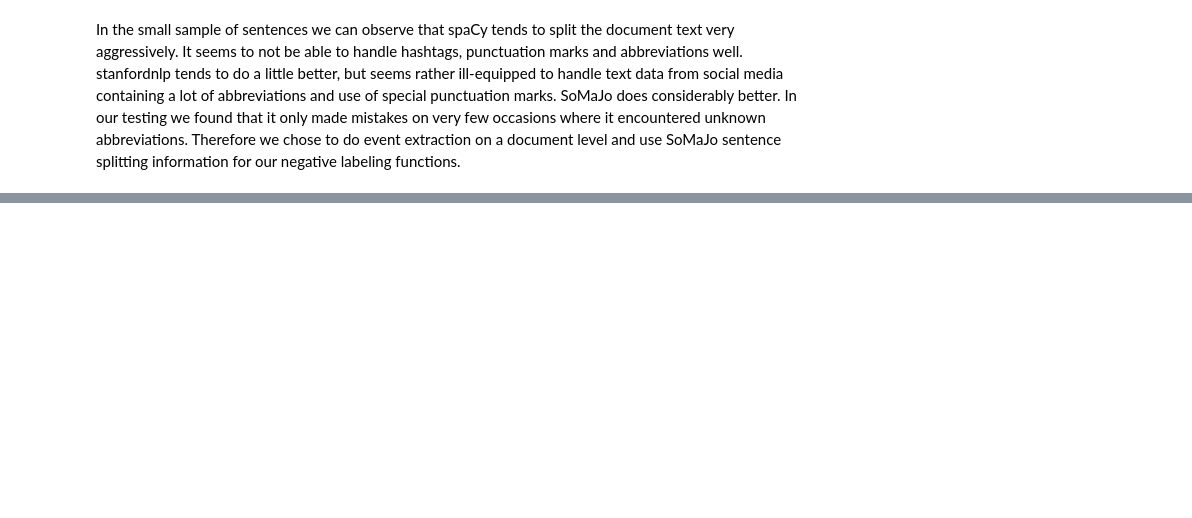
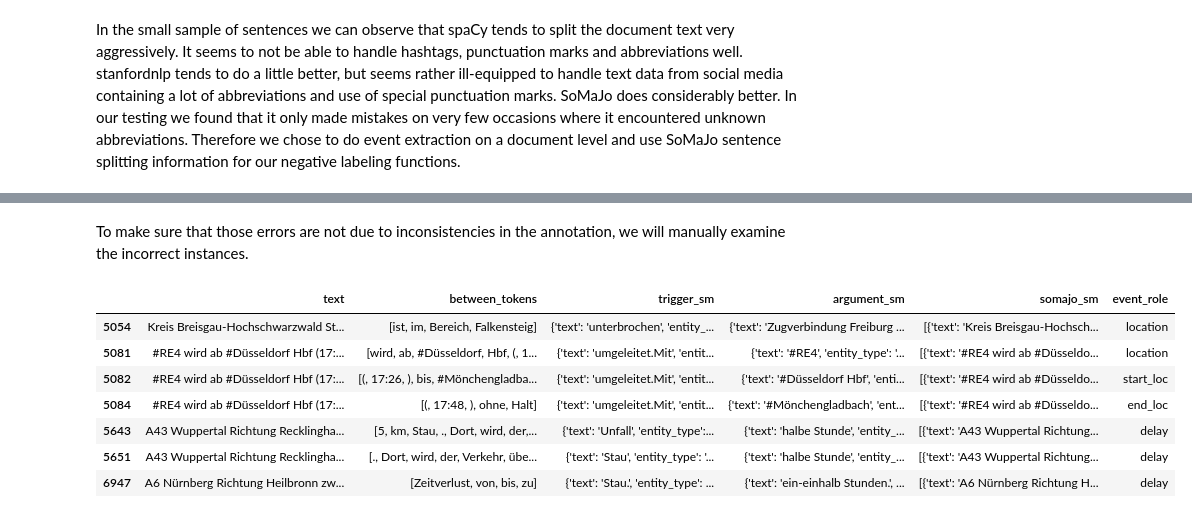
Before and after one commit to DFKI-NLP/wsee, a Jupyter notebook: notebooks/ssplit_experiments.ipynb, the cells around one changed output, grey strips where cells are left out. Saved outputs shown, nothing was run; the diff lists cells and outputs as text; code cells hidden in the pictures; blank space fills up the shorter version.

Commit message:
Add trigger and sentence splitting experiments

```diff
--- a/notebooks/ssplit_experiments.ipynb
+++ b/notebooks/ssplit_experiments.ipynb
@@ -128,7 +224,59 @@ While `lf_somajo_separate_sentenc` identifies less correct `no_arg` instances, i
+# %% [markdown]
+To make sure that those errors are not due to inconsistencies in the annotation, we will manually examine the incorrect instances.
+# %%
+from wsee.preprocessors import preprocessors
+
+def get_simple_trigger(doc):
+    trigger = doc.trigger
+    simple_trigger = {
+        'text': trigger['text'],
+        'entity_type': trigger['entity_type'],
+        'char_start': trigger['char_start'],
+        'char_end': trigger['char_end']
+    }
+    return simple_trigger
+
+def get_simple_argument(doc):
+    argument = doc['argument']
+    simple_argument = {
+        'text': argument['text'],
+        'entity_type': argument['entity_type'],
+        'char_start': argument['char_start'],
+        'char_end': argument['char_end']
+    }
+    return simple_argument
+
+def get_simple_somajo_sentences(doc):
+    sentences = doc.somajo_doc['sentences']
+    return [{'text': doc.text[sentence['char_start']:sentence['char_end']], 'char_start': sentence['char_start'], 'char_end': sentence['char_end']} for sentence in sentences]
+
+def get_simple_stanford_sentences(doc):
+    sentences = doc.sentence_spans
+    return [{'text': doc.text[sentence['char_start']:sentence['char_end']], 'char_start': sentence['char_start'], 'char_end': sentence['char_end']} for sentence in sentences]
+
+def add_simple_columns(df):
+    df['trigger_sm'] = df.apply(lambda doc: get_simple_trigger(doc), axis=1)
+    df['argument_sm'] = df.apply(lambda doc: get_simple_argument(doc), axis=1)
+    df['somajo_sm'] = df.apply(lambda doc: get_simple_somajo_sentences(doc), axis=1)
+    df['stanford_sm'] = df.apply(lambda doc: get_simple_stanford_sentences(doc), axis=1)
+    df['between_tokens'] = df.apply(lambda doc: preprocessors.get_between_tokens(doc), axis=1)
+    return df
 # %%
 from wsee.labeling import error_analysis
+from wsee import ROLE_LABELS
 pd.set_option('display.max_colwidth', None)
 labeled_sd4m_roles = df_sd_train.copy()
 labeled_sd4m_roles['label'] = Y_sd_train
+labeled_sd4m_roles['event_role'] = [ROLE_LABELS[label_idx] for label_idx in Y_sd_train]
+labeled_sd4m_roles = add_simple_columns(labeled_sd4m_roles)
 # %%
-error_analysis.sample_fp(labeled_df=labeled_sd4m_roles, lf_outputs=L_sd_train, lf_index=0, label_of_interest=10, sample_size=1)[['text', 'trigger', 'argument', 'somajo_doc', 'label']]
+error_analysis.get_false_positives(labeled_df=labeled_sd4m_roles, lf_outputs=L_sd_train, lf_index=0, label_of_interest=10)[['text', 'between_tokens', 'trigger_sm', 'argument_sm', 'somajo_sm', 'event_role']]
+# %% [output]
+|  | text | between_tokens | trigger_sm | argument_sm | somajo_sm | event_role |
+| 5054 | Kreis Breisgau-Hochschwarzwald St... | [ist, im, Bereich, Falkensteig] | {'text': 'unterbrochen', 'entity_... | {'text': 'Zugverbindung Freiburg ... | [{'text': 'Kreis Breisgau-Hochsch... | location |
+| 5081 | #RE4 wird ab #Düsseldorf Hbf (17:... | [wird, ab, #Düsseldorf, Hbf, (, 1... | {'text': 'umgeleitet.Mit', 'entit... | {'text': '#RE4', 'entity_type': '... | [{'text': '#RE4 wird ab #Düsseldo... | location |
+| 5082 | #RE4 wird ab #Düsseldorf Hbf (17:... | [(, 17:26, ), bis, #Mönchengladba... | {'text': 'umgeleitet.Mit', 'entit... | {'text': '#Düsseldorf Hbf', 'enti... | [{'text': '#RE4 wird ab #Düsseldo... | start_loc |
+| 5084 | #RE4 wird ab #Düsseldorf Hbf (17:... | [(, 17:48, ), ohne, Halt] | {'text': 'umgeleitet.Mit', 'entit... | {'text': '#Mönchengladbach', 'ent... | [{'text': '#RE4 wird ab #Düsseldo... | end_loc |
+| 5643 | A43 Wuppertal Richtung Recklingha... | [5, km, Stau, ., Dort, wird, der,... | {'text': 'Unfall', 'entity_type':... | {'text': 'halbe Stunde', 'entity_... | [{'text': 'A43 Wuppertal Richtung... | delay |
+| 5651 | A43 Wuppertal Richtung Recklingha... | [., Dort, wird, der, Verkehr, übe... | {'text': 'Stau', 'entity_type': '... | {'text': 'halbe Stunde', 'entity_... | [{'text': 'A43 Wuppertal Richtung... | delay |
+| 6947 | A6 Nürnberg Richtung Heilbronn zw... | [Zeitverlust, von, bis, zu] | {'text': 'Stau.', 'entity_type': ... | {'text': 'ein-einhalb Stunden.', ... | [{'text': 'A6 Nürnberg Richtung H... | delay |
```
Also changed, not shown: parts of 14 cells of this notebook, 3 other files.
